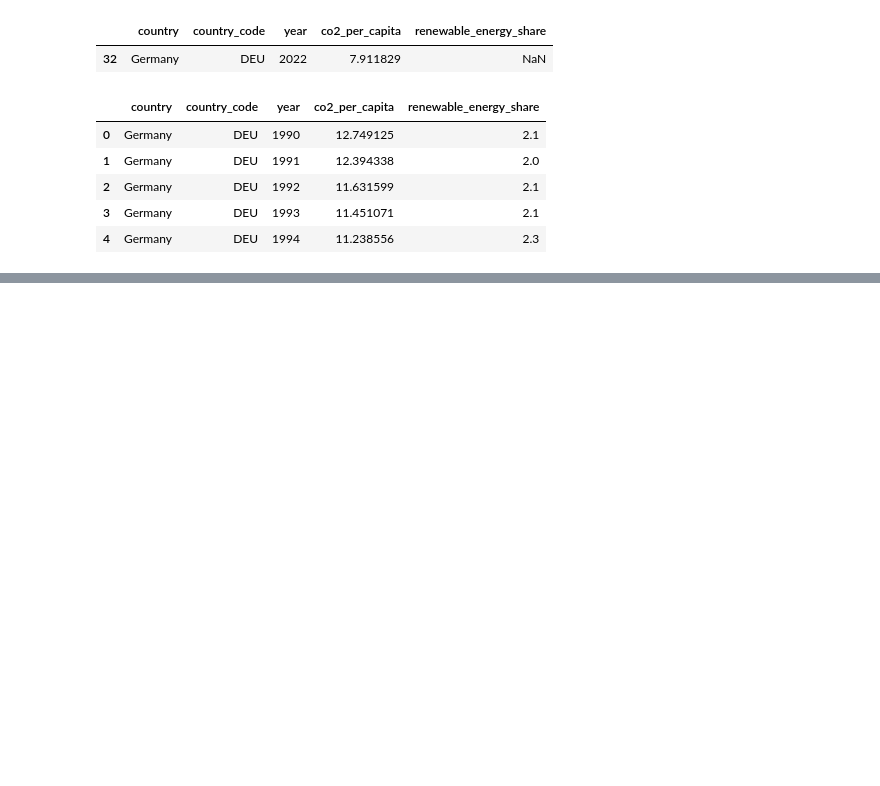
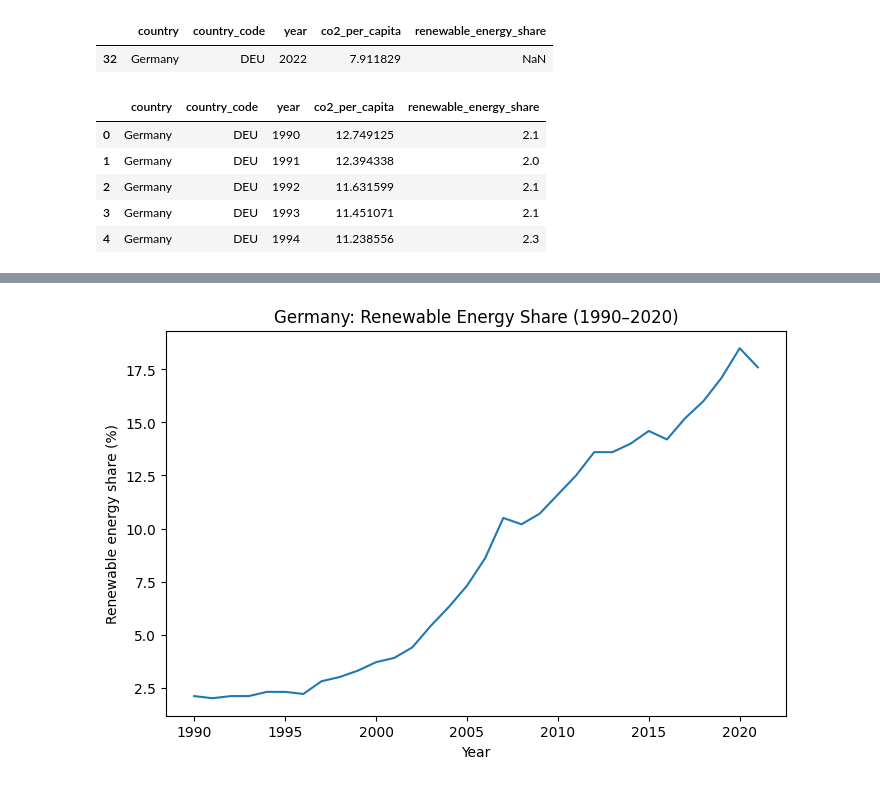
Before and after one commit to lxyla/energy-sustainability-analysis, a Jupyter notebook: energy_transition_analysis.ipynb, the cells around one changed output, grey strips where cells are left out. Saved outputs shown, nothing was run; the diff lists cells and outputs as text; code cells hidden in the pictures; blank space fills up the shorter version.

```diff
--- a/energy_transition_analysis.ipynb
+++ b/energy_transition_analysis.ipynb
@@ -317,0 +330,12 @@ germany_energy.head()
+# %%
+plt.figure(figsize=(8, 5))
+plt.plot(
+    germany_energy["year"],
+    germany_energy["renewable_energy_share"]
+)
+plt.xlabel("Year")
+plt.ylabel("Renewable energy share (%)")
+plt.title("Germany: Renewable Energy Share (1990–2020)")
+plt.show()
+# %% [output]
+[figure, added]
```
Also changed, not shown: parts of 7 cells of this notebook.
